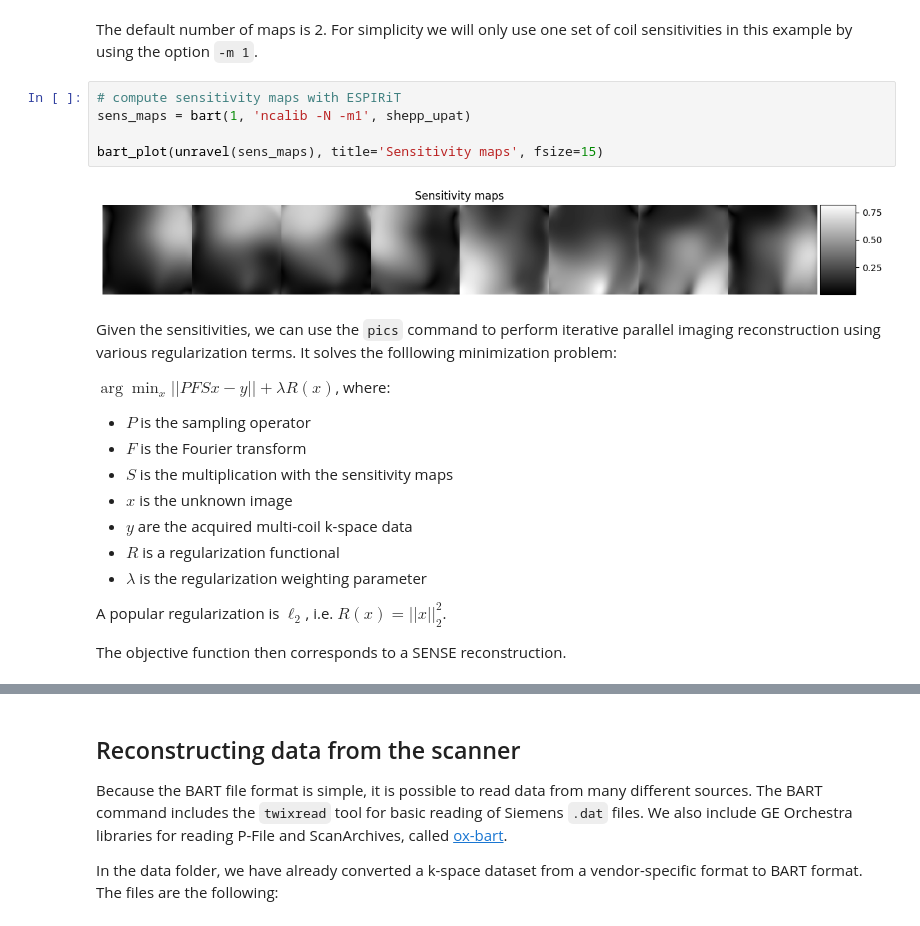
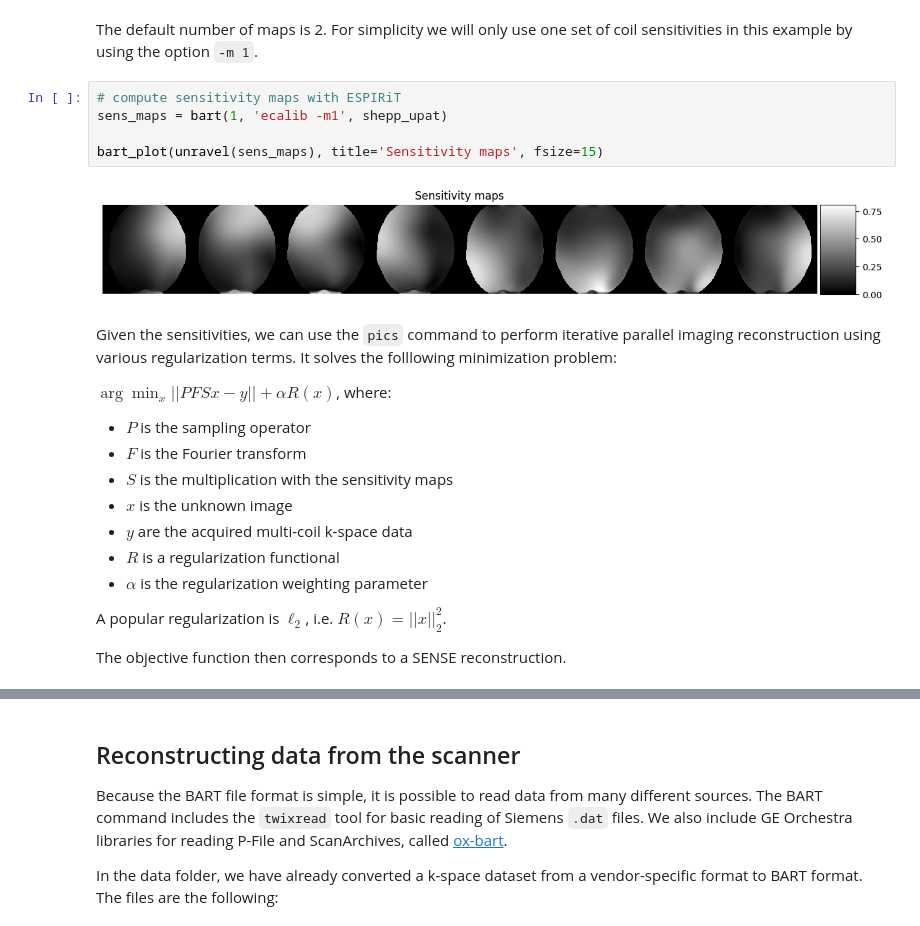
Before and after one commit to mrirecon/bart-workshop, a Jupyter notebook: dach_ismrm2025/introduction/introduction.ipynb, the cells around one changed output, grey strips where cells are left out. Cells and saved outputs as stored; diff of their text form.

```diff
--- a/dach_ismrm2025/introduction/introduction.ipynb
+++ b/dach_ismrm2025/introduction/introduction.ipynb
@@ -577,22 +553,22 @@ Optionally outputs the eigenvalue maps.
 The default number of maps is 2. For simplicity we will only use one set of coil sensitivities in this example by using the option `-m 1`.
 # %%
 # compute sensitivity maps with ESPIRiT
-sens_maps = bart(1, 'ncalib -N -m1', shepp_upat)
+sens_maps = bart(1, 'ecalib -m1', shepp_upat)
 
 bart_plot(unravel(sens_maps), title='Sensitivity maps', fsize=15)
 # %% [output]
-[figure, old version]
+[figure, new version]
 # %% [markdown]
 Given the sensitivities, we can use the `pics` command to perform iterative parallel imaging reconstruction using various regularization terms. It solves the folllowing minimization problem:
 
-$\arg\min_x ||PFS x - y|| + \lambda R(x)$, where:
+$\arg\min_x ||PFS x - y|| + \alpha R(x)$, where:
 - $P$ is the sampling operator
 - $F$ is the Fourier transform
 - $S$ is the multiplication with the sensitivity maps
 - $x$ is the unknown image
 - $y$ are the acquired multi-coil k-space data
 - $R$ is a regularization functional
-- $\lambda$ is the regularization weighting parameter
+- $\alpha$ is the regularization weighting parameter
 
 A popular regularization is $\ell_2$, i.e. $R(x) = ||x||_2^2$.
 
```
Also changed, not shown: parts of 15 cells of this notebook.
